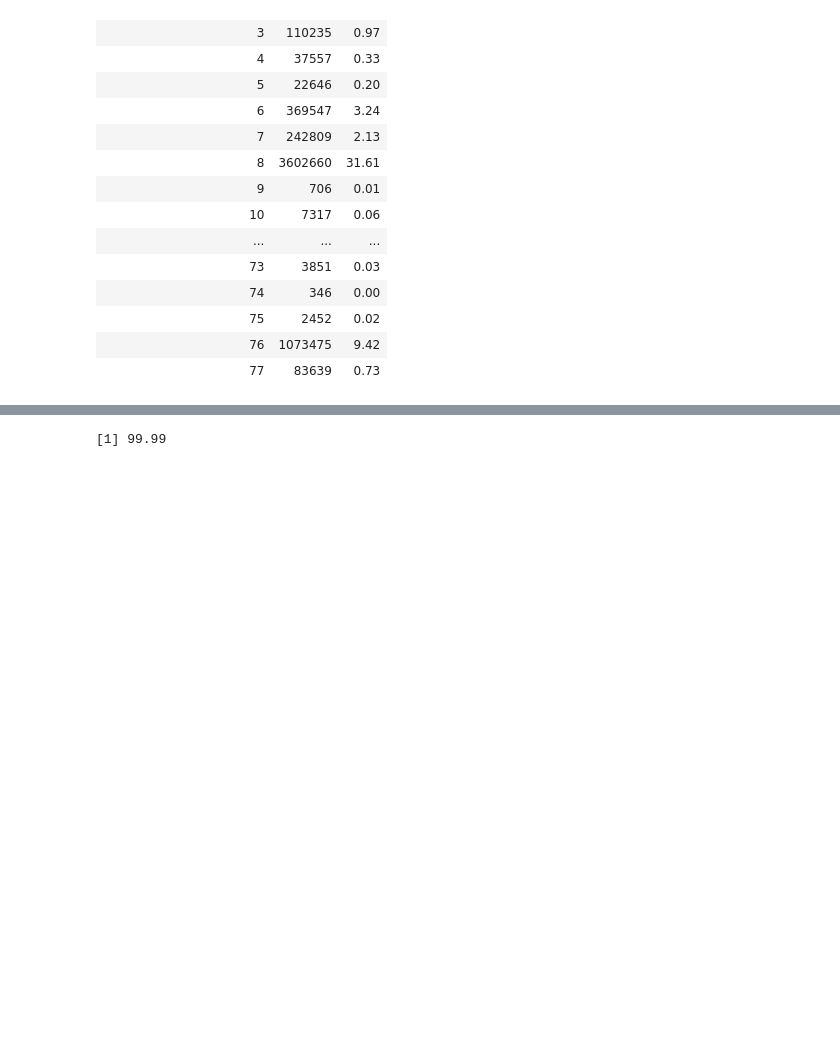
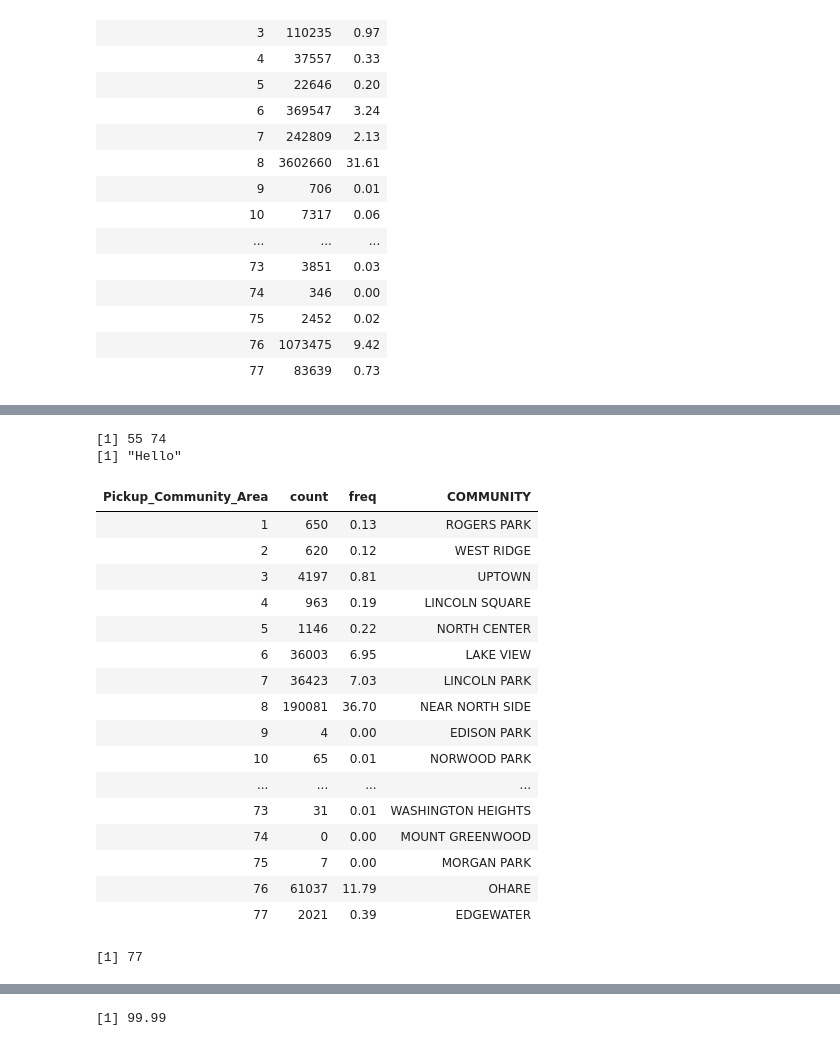
Before and after one commit to rkodit2/cs424proj3, a Jupyter notebook: project3Taxi/project3Data.ipynb, the cells around one changed output, grey strips where cells are left out. Drawn from its saved outputs; the diff is of its cells as text; code cells hidden in the pictures; blank space fills up the shorter version.

```diff
--- a/project3Taxi/project3Data.ipynb
+++ b/project3Taxi/project3Data.ipynb
@@ -952,0 +1007,4 @@ pickupCA
+# %%
+for (i in 1:length(z)) {
+   from_to_freq[nrow(from_to_freq) + 1,] = c(z[i],0,0)
+}
@@ -952,0 +1015,2 @@ pickupCA
+# %%
+reactivePickUp <- subset(allData3, Drop_off_community_Area == 7)
@@ -952,0 +1027,46 @@ pickupCA
+# %%
+      to_from_freq <- reactivePickUp %>% group_by(Pickup_Community_Area) %>% summarise(count = n()) %>% mutate(freq = round(count / sum(count), 4)*100)
+      q <- setdiff(1:77,to_from_freq$Pickup_Community_Area)
+
+      if(length(q) > 0) {
+
+        z <- c(q)
+        print(z)
+        print("Hello")
+        for (i in 1:length(z)) {
+          # from_to_freq[nrow(from_to_freq) + 1,] = c(z[i],0,0)
+          # print(z[i])
+          # print(z[[i]])
+          w <- c(z[[i]],0,0)
+          to_from_freq[nrow(to_from_freq) + 1, 1:3] <- as.list(w)
+        }
+      }
+# %% [output]
+[1] 55 74
+[1] "Hello"
+# %%
+      to_from_freq_bar <- merge(to_from_freq,data1, by.x  = "Pickup_Community_Area", by.y="AREA_NUMBE")
+# %%
+to_from_freq_bar
+# %% [output]
+| Pickup_Community_Area | count | freq | COMMUNITY |
+| 1 | 650 | 0.13 | ROGERS PARK |
+| 2 | 620 | 0.12 | WEST RIDGE |
+| 3 | 4197 | 0.81 | UPTOWN |
+| 4 | 963 | 0.19 | LINCOLN SQUARE |
+| 5 | 1146 | 0.22 | NORTH CENTER |
+| 6 | 36003 | 6.95 | LAKE VIEW |
+| 7 | 36423 | 7.03 | LINCOLN PARK |
+| 8 | 190081 | 36.70 | NEAR NORTH SIDE |
+| 9 | 4 | 0.00 | EDISON PARK |
+| 10 | 65 | 0.01 | NORWOOD PARK |
+| ... | ... | ... | ... |
+| 73 | 31 | 0.01 | WASHINGTON HEIGHTS |
+| 74 | 0 | 0.00 | MOUNT GREENWOOD |
+| 75 | 7 | 0.00 | MORGAN PARK |
+| 76 | 61037 | 11.79 | OHARE |
+| 77 | 2021 | 0.39 | EDGEWATER |
+# %%
+nrow(to_from_freq_bar)
+# %% [output]
+[1] 77
```
Also changed, not shown: parts of 42 cells of this notebook, 1 other file.
